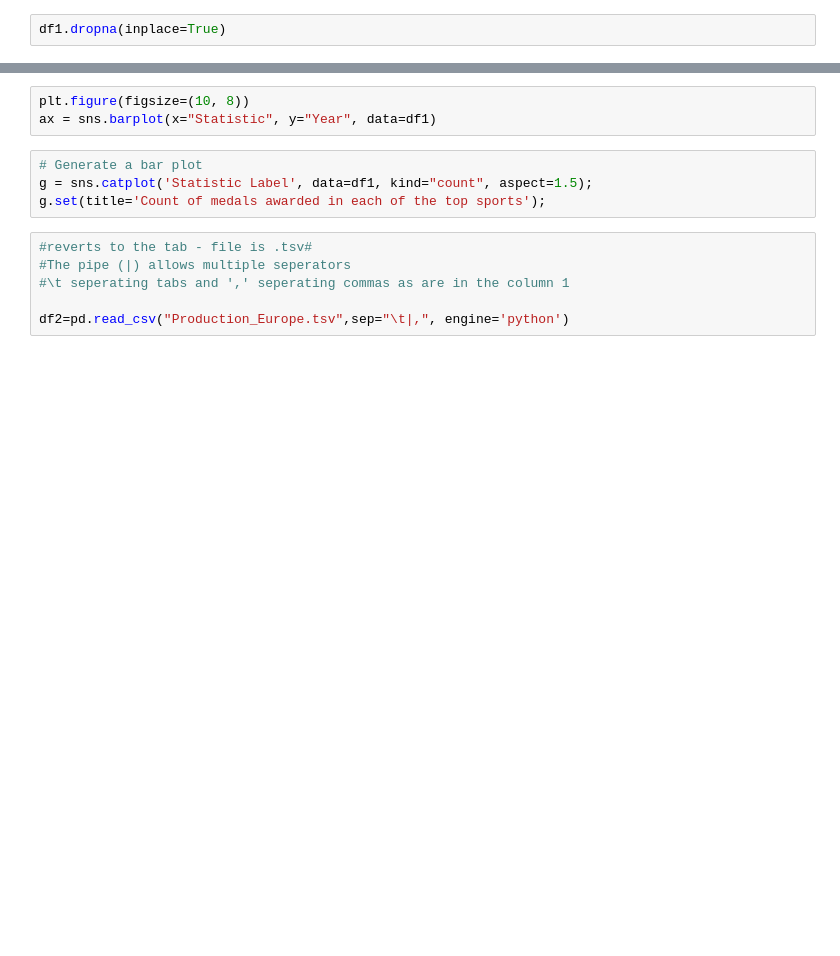
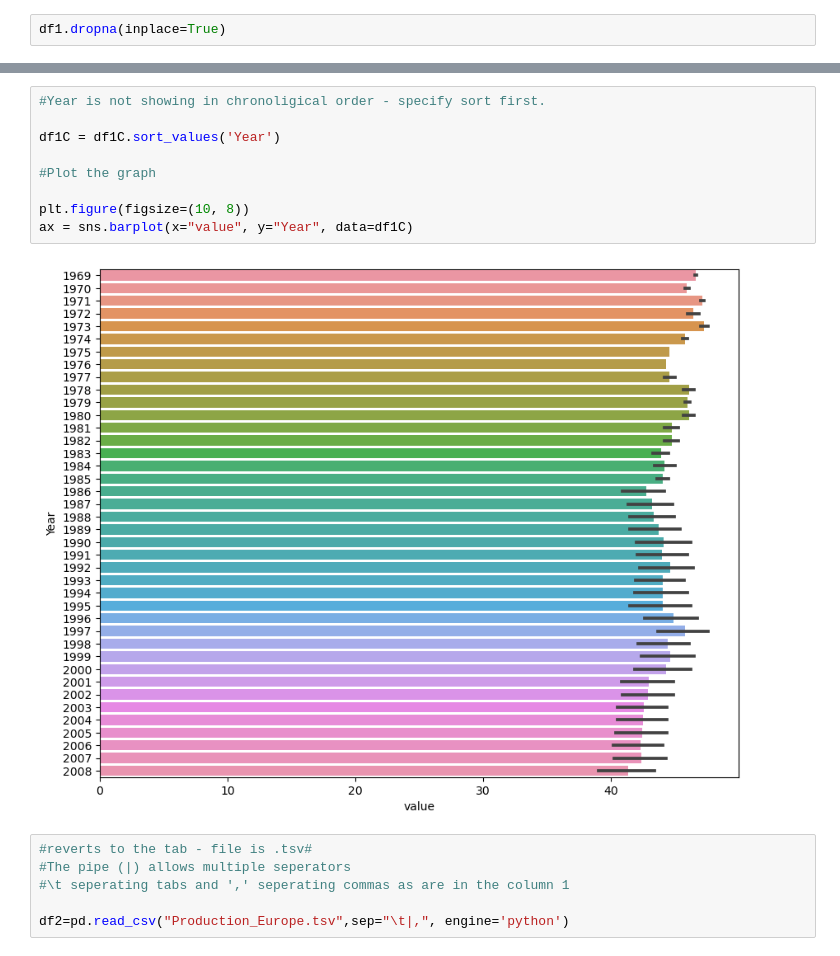
Before and after one commit to rachelhurleycct/CA2, a Jupyter notebook: CA2.ipynb, the cells around one changed output, grey strips where cells are left out. Saved outputs shown, nothing was run; the diff lists cells and outputs as text; blank space fills up the shorter version.

Commit message:
Update CA2.ipynb
Basic editing/ cleaning of graphs, typos and discrepancies

```diff
--- a/CA2.ipynb
+++ b/CA2.ipynb
@@ -209,10 +221,14 @@ df1.describe
-# %%
-plt.figure(figsize=(10, 8))
-ax = sns.barplot(x="Statistic", y="Year", data=df1)
-# %%
-# Generate a bar plot
-g = sns.catplot('Statistic Label', data=df1, kind="count", aspect=1.5);
-g.set(title='Count of medals awarded in each of the top sports');
+# %%
+#Year is not showing in chronoligical order - specify sort first.
+
+df1C = df1C.sort_values('Year')
+
+#Plot the graph
+
+plt.figure(figsize=(10, 8))
+ax = sns.barplot(x="value", y="Year", data=df1C)
+# %% [output]
+[figure, added]
 # %%
 #reverts to the tab - file is .tsv#
 #The pipe (|) allows multiple seperators
```
Also changed, not shown: parts of 98 cells of this notebook.
